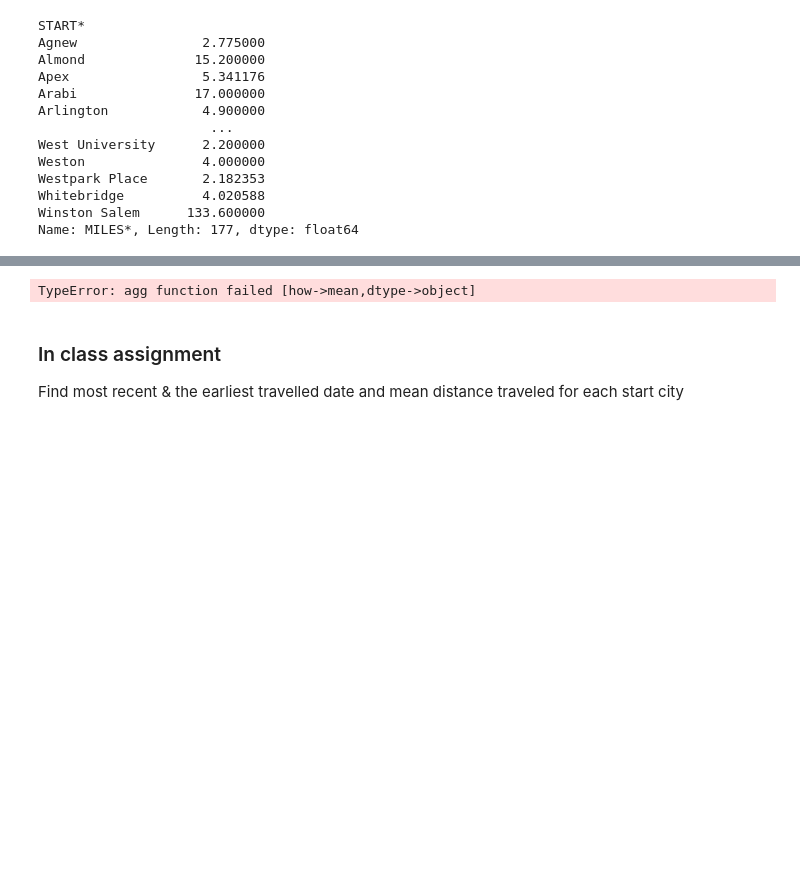
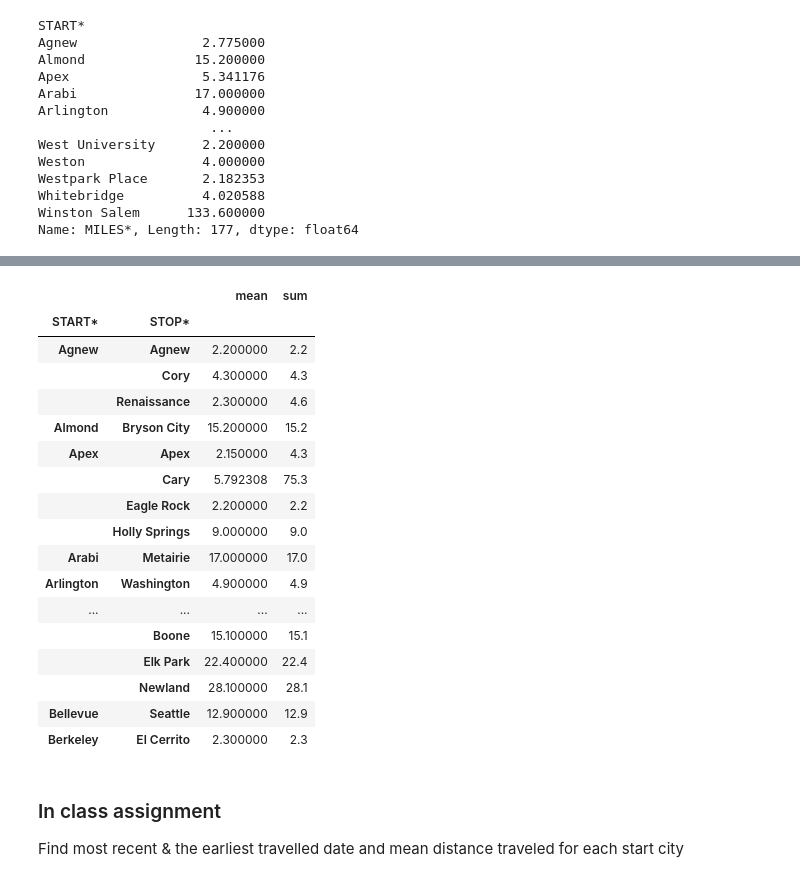
Before and after one commit to Army-man-gif/Courses, a Jupyter notebook: Course 1/Work/python_overview (1).ipynb, the cells around one changed output, grey strips where cells are left out. Saved outputs shown, nothing was run; the diff lists cells and outputs as text; code cells hidden in the pictures; blank space fills up the shorter version.

```diff
--- a/Course 1/Work/python_overview (1).ipynb
+++ b/Course 1/Work/python_overview (1).ipynb
@@ -736,8 +746,25 @@ Name: MILES*, Length: 177, dtype: float64
 # %%
 # for each start loc find the mean & the total dist travelled
-df.groupby("START*").agg(["mean","sum"]).head()
+df.groupby(["START*","STOP*"])["MILES*"].agg(["mean","sum"]).head(20)
 # %% [output]
-TypeError: agg function failed [how->mean,dtype->object]
+|  |  | mean | sum |
+| START* | STOP* |  |  |
+| Agnew | Agnew | 2.200000 | 2.2 |
+|  | Cory | 4.300000 | 4.3 |
+|  | Renaissance | 2.300000 | 4.6 |
+| Almond | Bryson City | 15.200000 | 15.2 |
+| Apex | Apex | 2.150000 | 4.3 |
+|  | Cary | 5.792308 | 75.3 |
+|  | Eagle Rock | 2.200000 | 2.2 |
+|  | Holly Springs | 9.000000 | 9.0 |
+| Arabi | Metairie | 17.000000 | 17.0 |
+| Arlington | Washington | 4.900000 | 4.9 |
+| ... | ... | ... | ... |
+|  | Boone | 15.100000 | 15.1 |
+|  | Elk Park | 22.400000 | 22.4 |
+|  | Newland | 28.100000 | 28.1 |
+| Bellevue | Seattle | 12.900000 | 12.9 |
+| Berkeley | El Cerrito | 2.300000 | 2.3 |
 # %% [markdown]
 ### In class assignment
 
```
Also changed, not shown: parts of 1 cell of this notebook.
